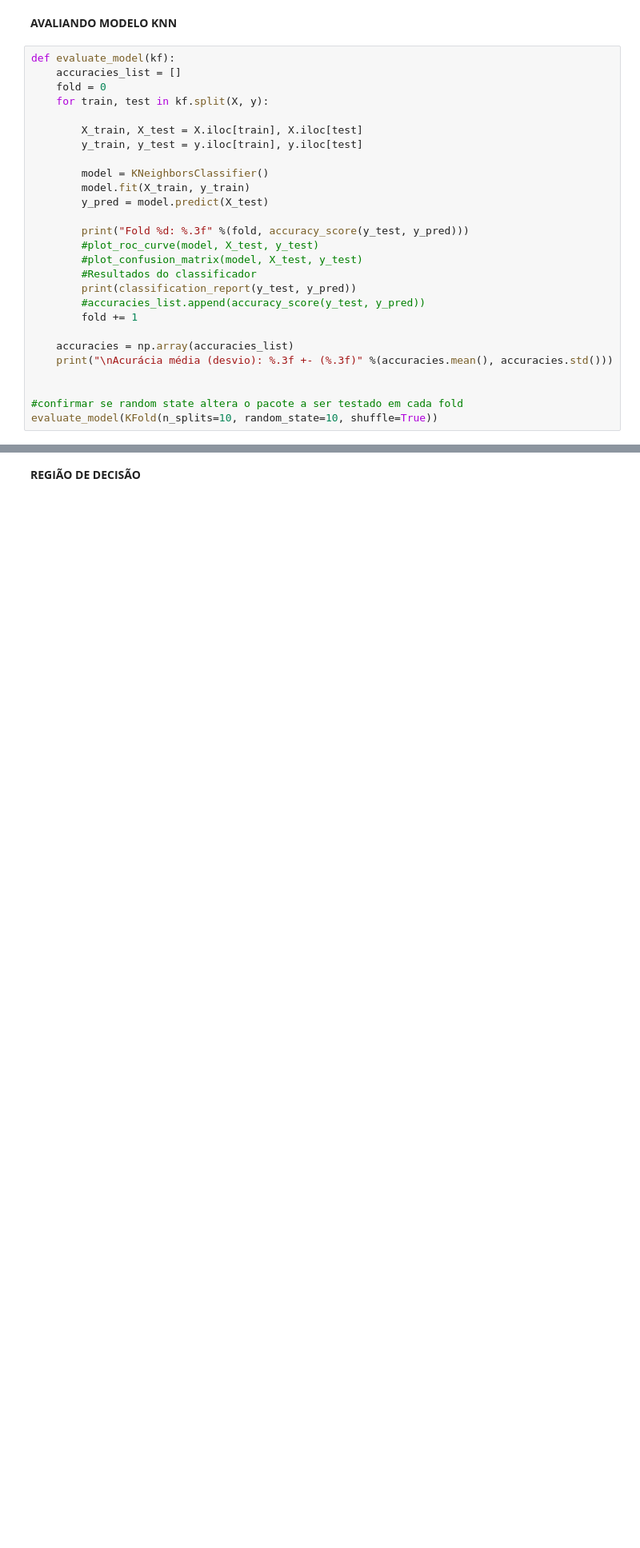
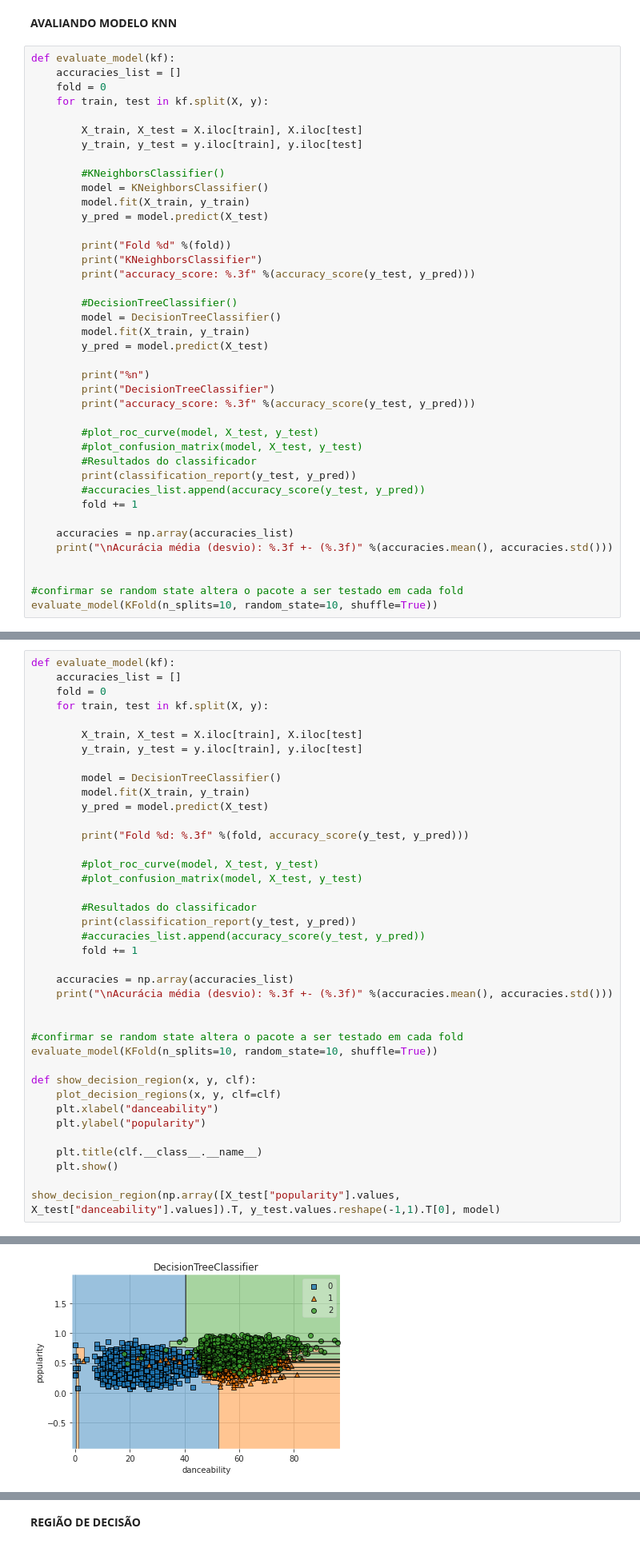
Before and after one commit to albanoxdz/UFPE_ModPD, a Jupyter notebook: music_genre.ipynb, the cells around one changed output, grey strips where cells are left out. Shown at 80% size. Drawn from its saved outputs; the diff is of its cells as text; blank space fills up the shorter version.

```diff
--- a/music_genre.ipynb
+++ b/music_genre.ipynb
@@ -162,11 +94,24 @@ def evaluate_model(kf):
         X_train, X_test = X.iloc[train], X.iloc[test]
         y_train, y_test = y.iloc[train], y.iloc[test]
 
+        #KNeighborsClassifier()
         model = KNeighborsClassifier()
         model.fit(X_train, y_train)
         y_pred = model.predict(X_test)
 
-        print("Fold %d: %.3f" %(fold, accuracy_score(y_test, y_pred)))
+        print("Fold %d" %(fold))
+        print("KNeighborsClassifier")
+        print("accuracy_score: %.3f" %(accuracy_score(y_test, y_pred)))
+
+        #DecisionTreeClassifier()
+        model = DecisionTreeClassifier()
+        model.fit(X_train, y_train)
+        y_pred = model.predict(X_test)
+
+        print("%n")
+        print("DecisionTreeClassifier")
+        print("accuracy_score: %.3f" %(accuracy_score(y_test, y_pred)))
+
         #plot_roc_curve(model, X_test, y_test)
         #plot_confusion_matrix(model, X_test, y_test)
         #Resultados do classificador
@@ -200,0 +148,40 @@ Acurácia média (desvio): nan +- (nan)
+# %%
+def evaluate_model(kf):
+    accuracies_list = []
+    fold = 0
+    for train, test in kf.split(X, y):
+
+        X_train, X_test = X.iloc[train], X.iloc[test]
+        y_train, y_test = y.iloc[train], y.iloc[test]
+
+        model = DecisionTreeClassifier()
+        model.fit(X_train, y_train)
+        y_pred = model.predict(X_test)
+
+        print("Fold %d: %.3f" %(fold, accuracy_score(y_test, y_pred)))
+
+        #plot_roc_curve(model, X_test, y_test)
+        #plot_confusion_matrix(model, X_test, y_test)
+
+        #Resultados do classificador
+        print(classification_report(y_test, y_pred))
+        #accuracies_list.append(accuracy_score(y_test, y_pred))
+        fold += 1
+
+    accuracies = np.array(accuracies_list)
+    print("\nAcurácia média (desvio): %.3f +- (%.3f)" %(accuracies.mean(), accuracies.std()))
+
+
+#confirmar se random state altera o pacote a ser testado em cada fold
+evaluate_model(KFold(n_splits=10, random_state=10, shuffle=True))
+
+def show_decision_region(x, y, clf):
+    plot_decision_regions(x, y, clf=clf)
+    plt.xlabel("danceability")
+    plt.ylabel("popularity")
+
+    plt.title(clf.__class__.__name__)
+    plt.show()
+
+show_decision_region(np.array([X_test["popularity"].values, X_test["danceability"].values]).T, y_test.values.reshape(-1,1).T[0], model)
+# %% [output]
@@ -201,3 +205,4 @@ Acurácia média (desvio): nan +- (nan)
+[figure, added]
 # %% [markdown]
 **Métricas**
 
```
Also changed, not shown: parts of 12 cells of this notebook.
